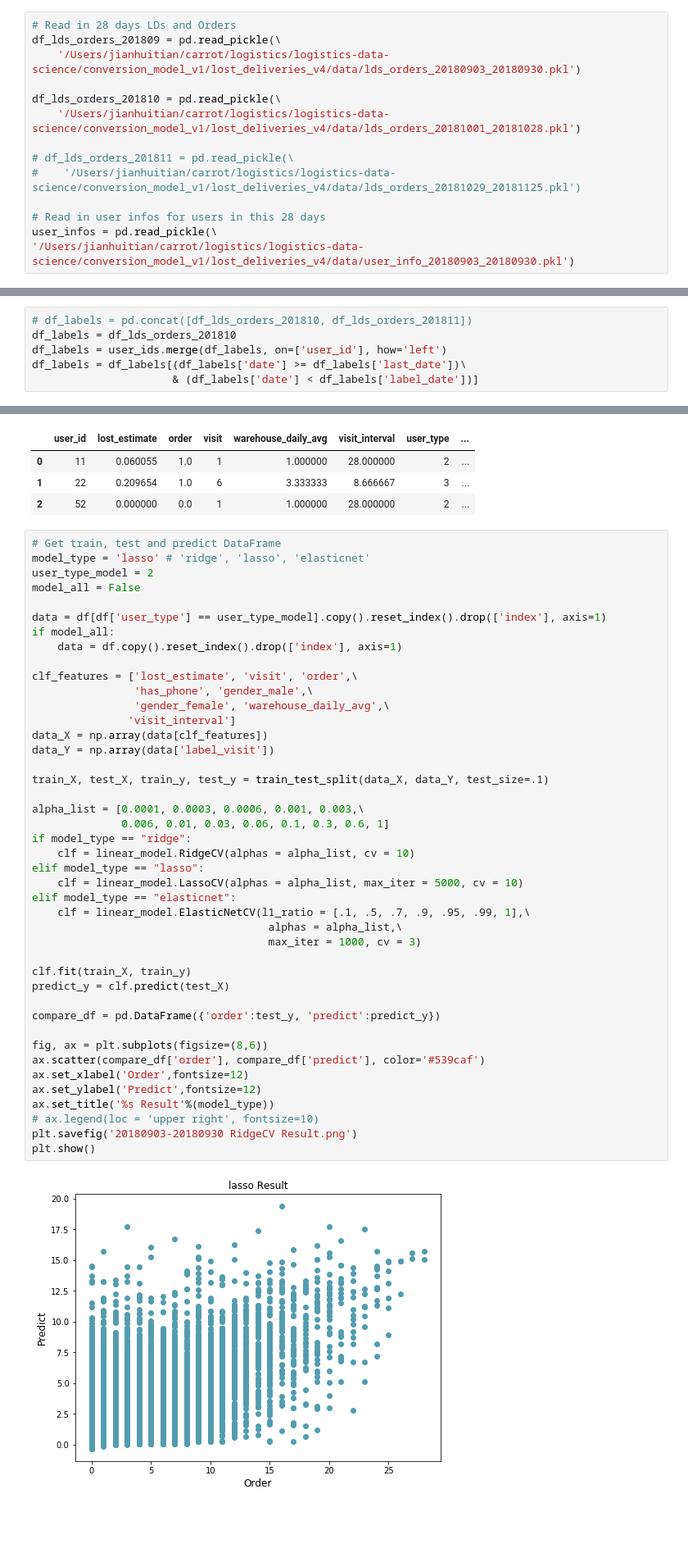
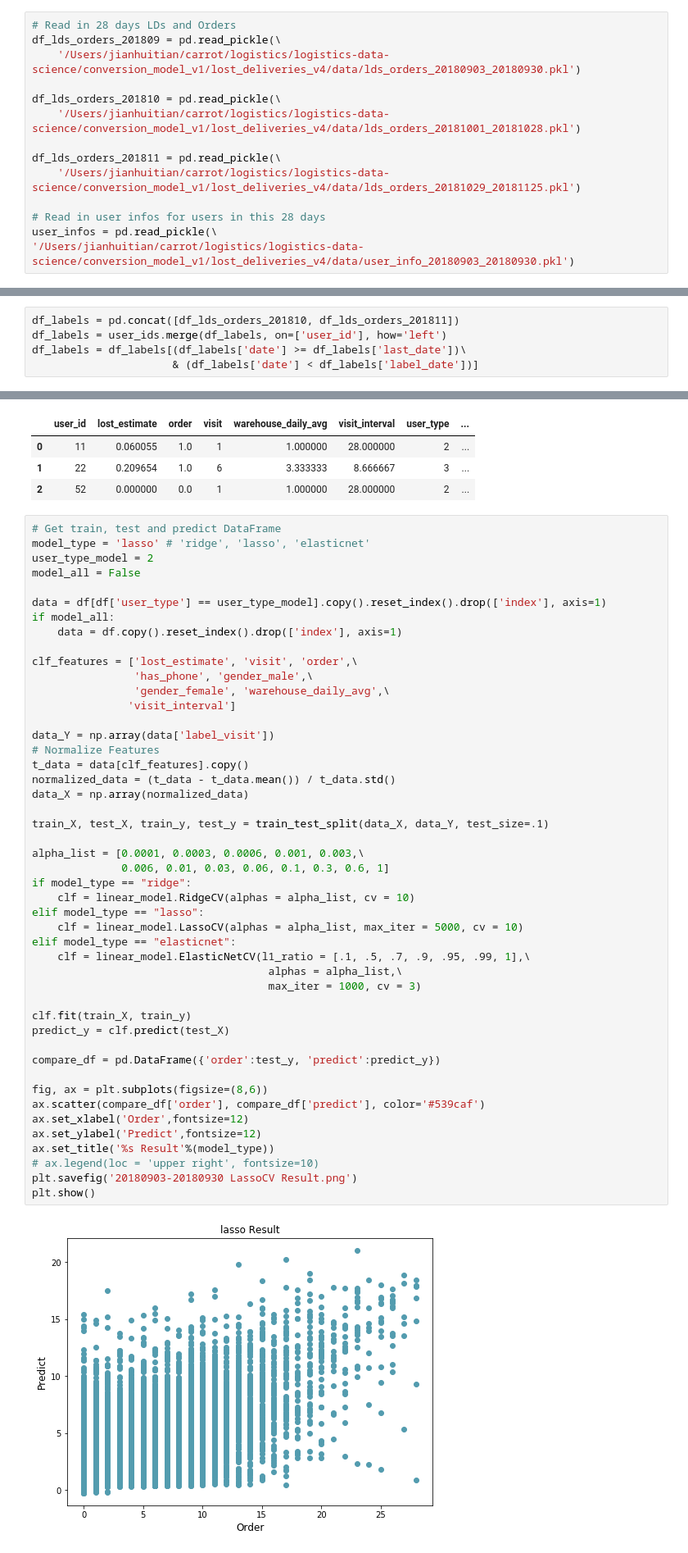
Before and after one commit to JustinNew/archive, a Jupyter notebook: projects/LostDemandImpact/Lost_Deliveries_Impact_V1.0.ipynb, the cells around one changed output, grey strips where cells are left out. Shown: that part at 82% size. Cells and saved outputs as stored; diff of their text form; blank space fills up the shorter version.

Commit message:
lost impact

```diff
--- a/projects/LostDemandImpact/Lost_Deliveries_Impact_V1.0.ipynb
+++ b/projects/LostDemandImpact/Lost_Deliveries_Impact_V1.0.ipynb
@@ -29,8 +29,8 @@ df_lds_orders_201809 = pd.read_pickle(\
 df_lds_orders_201810 = pd.read_pickle(\
     '/Users/jianhuitian/carrot/logistics/logistics-data-science/conversion_model_v1/lost_deliveries_v4/data/lds_orders_20181001_20181028.pkl')
 
-# df_lds_orders_201811 = pd.read_pickle(\
-#    '/Users/jianhuitian/carrot/logistics/logistics-data-science/conversion_model_v1/lost_deliveries_v4/data/lds_orders_20181029_20181125.pkl')
+df_lds_orders_201811 = pd.read_pickle(\
+    '/Users/jianhuitian/carrot/logistics/logistics-data-science/conversion_model_v1/lost_deliveries_v4/data/lds_orders_20181029_20181125.pkl')
 
 # Read in user infos for users in this 28 days
 user_infos = pd.read_pickle(\
@@ -183,8 +183,7 @@ user_df = user_df.merge(user_type_last, on='user_id', how='left')\
 # %% [markdown]
 ## Get DataFrame For The Second 28 Days.
 # %%
-# df_labels = pd.concat([df_lds_orders_201810, df_lds_orders_201811])
-df_labels = df_lds_orders_201810
+df_labels = pd.concat([df_lds_orders_201810, df_lds_orders_201811])
 df_labels = user_ids.merge(df_labels, on=['user_id'], how='left')
 df_labels = df_labels[(df_labels['date'] >= df_labels['last_date'])\
                       & (df_labels['date'] < df_labels['label_date'])]
@@ -939,37 +951,41 @@ clf_features = ['lost_estimate', 'visit', 'order',\
                 'has_phone', 'gender_male',\
                 'gender_female', 'warehouse_daily_avg',\
                'visit_interval']
-data_X = np.array(data[clf_features])
+
 data_Y = np.array(data['label_visit'])
+# Normalize Features
+t_data = data[clf_features].copy()
+normalized_data = (t_data - t_data.mean()) / t_data.std()
+data_X = np.array(normalized_data)
 
 train_X, test_X, train_y, test_y = train_test_split(data_X, data_Y, test_size=.1)
 
 alpha_list = [0.0001, 0.0003, 0.0006, 0.001, 0.003,\
               0.006, 0.01, 0.03, 0.06, 0.1, 0.3, 0.6, 1]
 if model_type == "ridge":
     clf = linear_model.RidgeCV(alphas = alpha_list, cv = 10)
 elif model_type == "lasso":
     clf = linear_model.LassoCV(alphas = alpha_list, max_iter = 5000, cv = 10)
 elif model_type == "elasticnet":
     clf = linear_model.ElasticNetCV(l1_ratio = [.1, .5, .7, .9, .95, .99, 1],\
                                      alphas = alpha_list,\
                                      max_iter = 1000, cv = 3)
 
 clf.fit(train_X, train_y)
 predict_y = clf.predict(test_X)
 
 compare_df = pd.DataFrame({'order':test_y, 'predict':predict_y})
 
 fig, ax = plt.subplots(figsize=(8,6))
 ax.scatter(compare_df['order'], compare_df['predict'], color='#539caf')
 ax.set_xlabel('Order',fontsize=12)
 ax.set_ylabel('Predict',fontsize=12)
 ax.set_title('%s Result'%(model_type))
 # ax.legend(loc = 'upper right', fontsize=10)
-plt.savefig('20180903-20180930 RidgeCV Result.png')
+plt.savefig('20180903-20180930 LassoCV Result.png')
 plt.show()
 # %% [output]
-[figure, old version]
+[figure, new version]
 # %%
 print('Regularization %.2f.\n'%(clf.alpha_))
 coef_dict = {}
```
Also changed, not shown: parts of 7 cells of this notebook, 1 other file.
